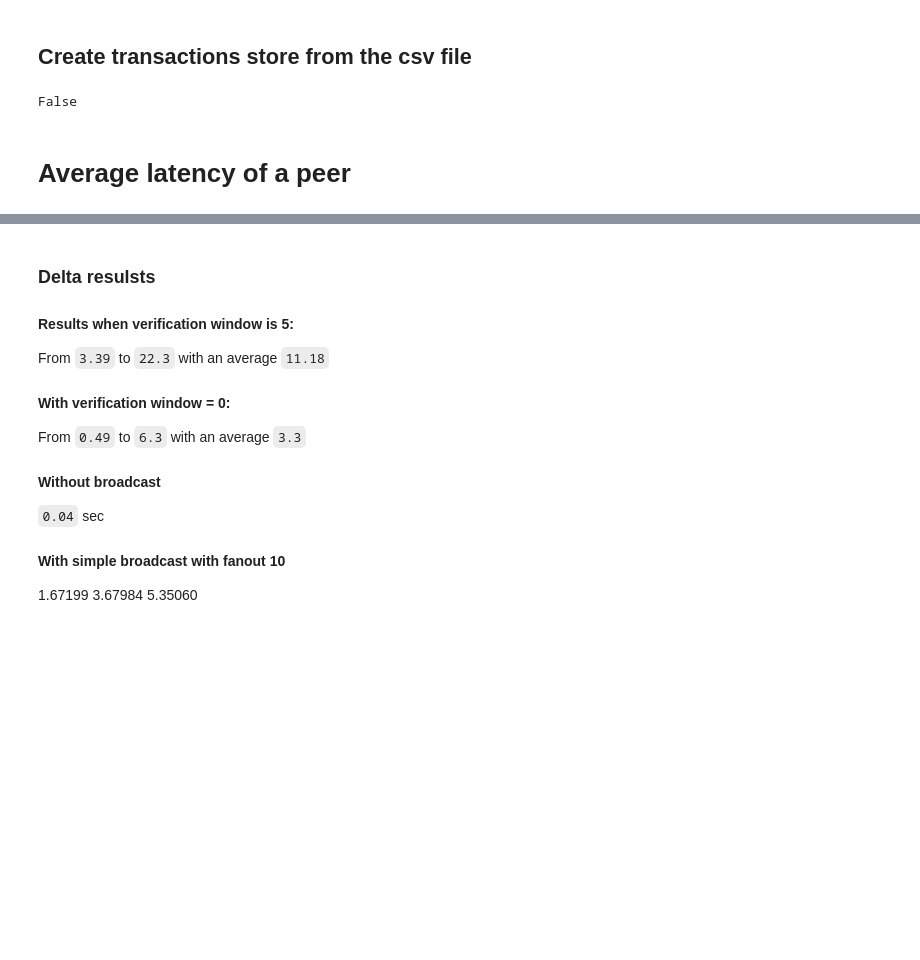
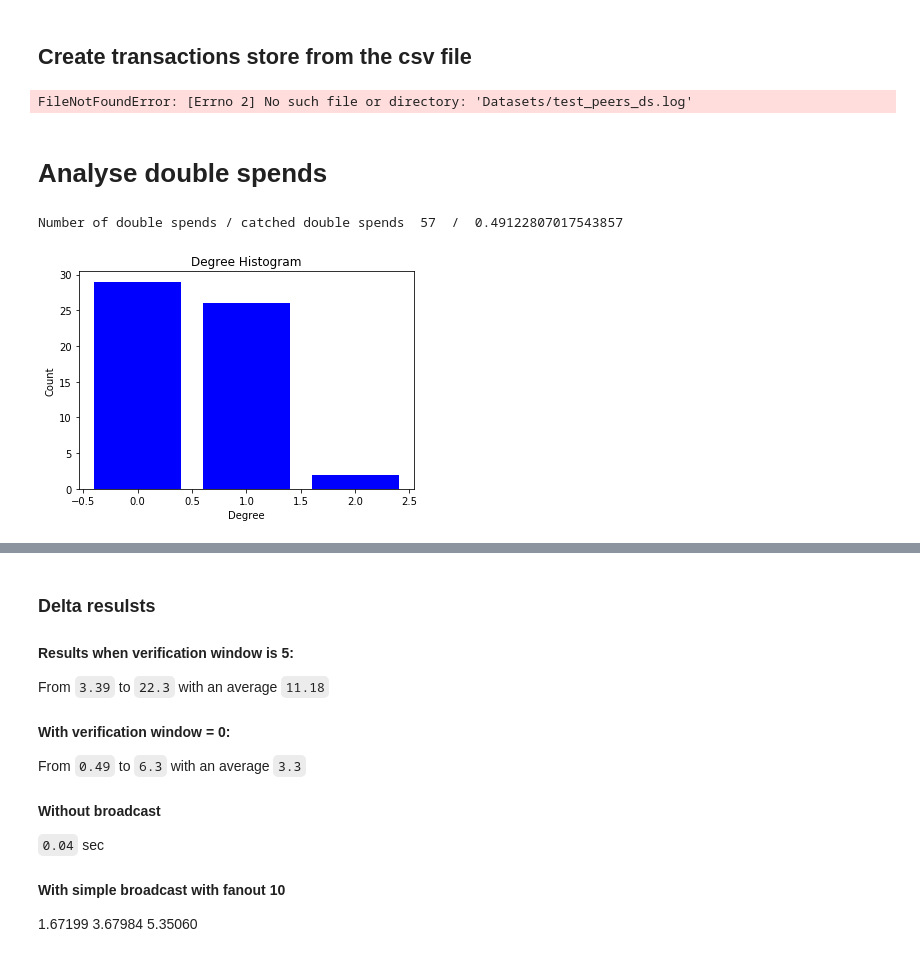
Before and after one commit to grimadas/accountability_experiments, a Jupyter notebook: NoodlesExperiments.ipynb, the cells around one changed output, grey strips where cells are left out. Cells and saved outputs as stored; diff of their text form; code cells hidden in the pictures; blank space fills up the shorter version.

```diff
--- a/NoodlesExperiments.ipynb
+++ b/NoodlesExperiments.ipynb
@@ -305,6 +294,7 @@ def get_exp_id(*vals):
 tx_store = {}
 inverted_seen = {}
 peer_tx_times = {}
+double_spends = set()
 # Read trustchain transactions
 #ledger_path = "PeerTrustchainLedgers/Exp_1000_5.csv"
 #ledger_path = "GraphDynamics/leader_blocks_time_agg_1000_inm.csv"
@@ -325,8 +315,8 @@ peer_tx_times = {}
 #ledger_path = "GraphDynamics/test_blocks.csv"
 #graph_path = "GraphDynamics/test_peers.log.txt"
 
-ledger_path = "GraphDynamics/test_blocks_ds.csv"
-graph_path = "GraphDynamics/test_peers_ds.txt"
+ledger_path = "Datasets/test_blocks_ds.csv"
+graph_path = "Datasets/test_peers_ds.log"
 
 
 
@@ -373,7 +363,7 @@ with open(ledger_path) as read_file:
                 if tx_id in tx_store.keys() and tx_store[tx_id]['tx']!=tx:
                     # This is a double spend
                     tx_id = tx_id + "_d"
-                    print(tx_id)
+                    double_spends.add(tx_id)
                 try:
                     tx_store[tx_id]["seen_confirm"].add(seen_by)
                 except KeyError as e:
@@ -381,11 +371,12 @@ with open(ledger_path) as read_file:
 
                 tx_store[tx_id]["seq"] = link
                 tx_store[tx_id]["link"] = seq_num
+
+                if tx_id not in peer_tx_times[seen_by] or peer_tx_times[seen_by][tx_id] > time:
+                    peer_tx_times[seen_by][tx_id] = time
+
                 # Send
                 tx_id_inv = str(tx['to_peer']) + "_" + str(seq_num)
-                if tx_id_inv in tx_store.keys() and tx_store[tx_id_inv]['tx']!=tx:
-                    tx_id_inv = tx_id_inv+"_d"
-                    print(tx_id_inv)
                 tx_store[tx_id_inv] = tx_store[tx_id].copy()
                 inverted_seen[seen_by].add(tx_id)
                 inverted_seen[seen_by].add(tx_id_inv)
@@ -395,13 +386,14 @@ with open(ledger_path) as read_file:
                 if tx_id in tx_store.keys() and tx_store[tx_id]['tx']!=tx:
                     # This is a double spend
                     tx_id = tx_id + "_d"
-                    print(tx_id)
+                    double_spends.add(tx_id)
                 if tx_id not in tx_store.keys():
                     tx_store[tx_id] = {"tx":tx, "seen": set(), "seen_confirm": set()}
                 tx_store[tx_id]["seq"] = seq_num
                 tx_store[tx_id]["seen"].add(seen_by)
                 inverted_seen[seen_by].add(tx_id)
-                peer_tx_times[seen_by][tx_id] = time
+                if tx_id not in peer_tx_times[seen_by] or peer_tx_times[seen_by][tx_id] > time:
+                    peer_tx_times[seen_by][tx_id] = time
 
 
 # Read overlay connection
@@ -414,9 +406,31 @@ with open(graph_path) as read_file:
         else:
             peer_a, peer_b = vals.split(',')
             G.add_edge(int(peer_a), int(peer_b))
+# %% [output]
+FileNotFoundError: [Errno 2] No such file or directory: 'Datasets/test_peers_ds.log'
-# %%
-True in ['d' in k for k in inverted_seen[1]]
-# %% [output]
-False
-# %% [markdown]
-# Average latency of a peer
+# %% [markdown]
+# Analyse double spends
+# %%
+catched = 0
+witn = []
+for tx in double_spends:
+    orign_tx = tx_store[tx[:-2]]
+    d_tx = tx_store[tx]
+
+    adv_peer = int(tx.split('_')[0])
+
+    seen = orign_tx['seen'] & d_tx['seen'] - {adv_peer}
+    seen_confirm = orign_tx['seen_confirm'] & d_tx['seen_confirm'] - {adv_peer}
+    c1 = int(orign_tx['tx']['to_peer']) if int(orign_tx['tx']['to_peer']) != adv_peer else int(orign_tx['tx']['from_peer'])
+    c2 = int(d_tx['tx']['to_peer']) if int(d_tx['tx']['to_peer']) != adv_peer else int(d_tx['tx']['from_peer'])
+
+    witn.append(len(seen_confirm))
+    if len(seen_confirm) > 0:
+        catched += 1
+
+
+print("Number of double spends / catched double spends ", len(double_spends)," / ", catched/len(double_spends) )
+draw_degree_histogram(witn)
+# %% [output]
+Number of double spends / catched double spends  57  /  0.49122807017543857
+[figure, added]
```
Also changed, not shown: parts of 7 cells of this notebook.
